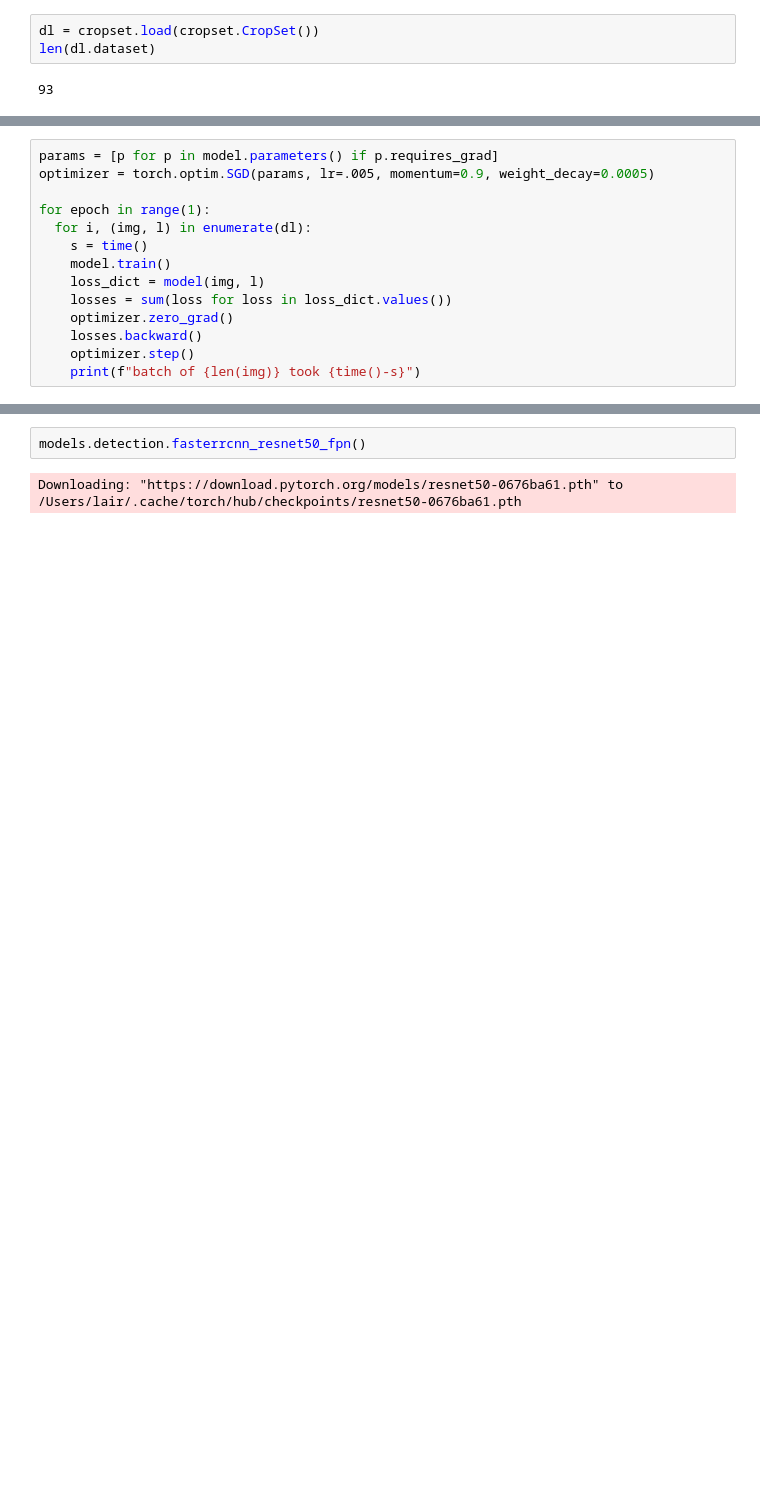
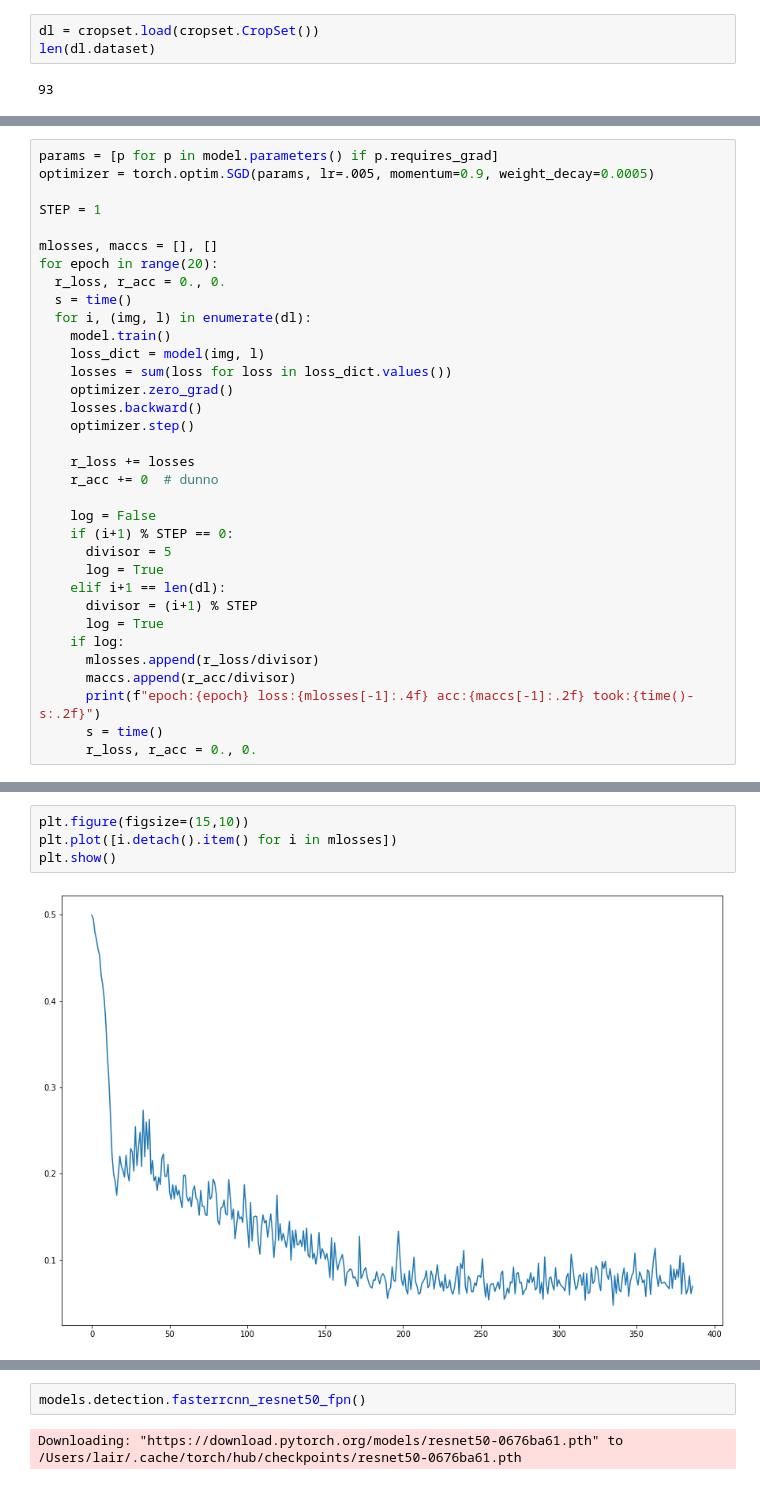
Before and after one commit to Zemke/waai, a Jupyter notebook: rcnn.ipynb, the cells around one changed output, grey strips where cells are left out. Saved outputs shown, nothing was run; the diff lists cells and outputs as text; blank space fills up the shorter version.

```diff
--- a/rcnn.ipynb
+++ b/rcnn.ipynb
@@ -70,14 +76,34 @@ len(dl.dataset)
 params = [p for p in model.parameters() if p.requires_grad]
 optimizer = torch.optim.SGD(params, lr=.005, momentum=0.9, weight_decay=0.0005)
 
-for epoch in range(1):
+STEP = 1
+
+mlosses, maccs = [], []
+for epoch in range(20):
+  r_loss, r_acc = 0., 0.
+  s = time()
   for i, (img, l) in enumerate(dl):
-    s = time()
     model.train()
     loss_dict = model(img, l)
     losses = sum(loss for loss in loss_dict.values())
     optimizer.zero_grad()
     losses.backward()
     optimizer.step()
-    print(f"batch of {len(img)} took {time()-s}")
+
+    r_loss += losses
+    r_acc += 0  # dunno
+
+    log = False
+    if (i+1) % STEP == 0:
+      divisor = 5
+      log = True
+    elif i+1 == len(dl):
+      divisor = (i+1) % STEP
+      log = True
+    if log:
+      mlosses.append(r_loss/divisor)
+      maccs.append(r_acc/divisor)
+      print(f"epoch:{epoch} loss:{mlosses[-1]:.4f} acc:{maccs[-1]:.2f} took:{time()-s:.2f}")
+      s = time()
+      r_loss, r_acc = 0., 0.
 # %% [output]
@@ -106,3 +148,9 @@ KeyboardInterrupt:
+# %%
+plt.figure(figsize=(15,10))
+plt.plot([i.detach().item() for i in mlosses])
+plt.show()
+# %% [output]
+[figure, added]
 # %%
 with torch.no_grad():
   transform = Compose([ToTensor()])
```
Also changed, not shown: parts of 7 cells of this notebook.
